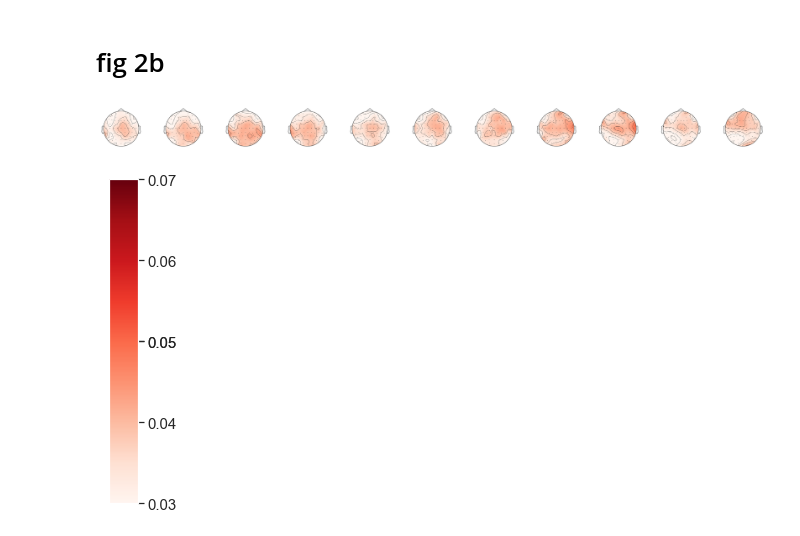
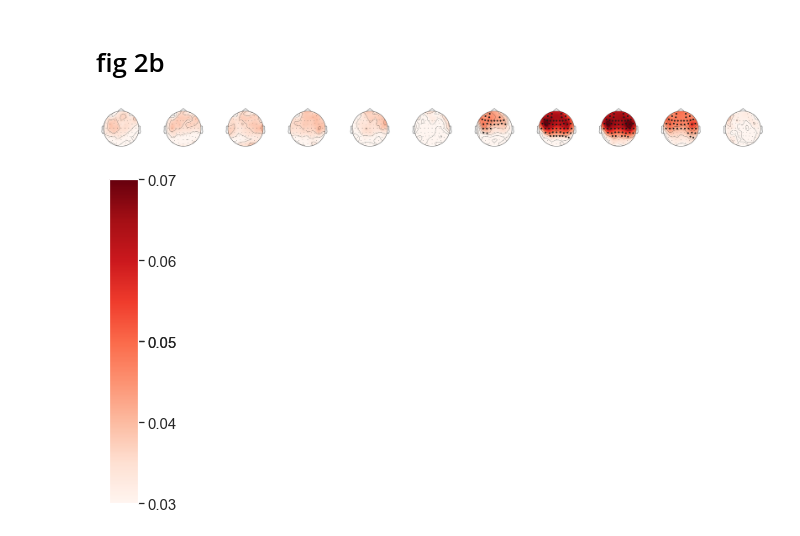
Before and after one commit to sankar-mukherjee/NeuroLip, a Jupyter notebook: final_paper.ipynb, the cells around one changed output. Saved outputs shown, nothing was run; the diff lists cells and outputs as text; code cells hidden in the pictures.

```diff
--- a/final_paper.ipynb
+++ b/final_paper.ipynb
@@ -509,0 +606,15 @@ plt.savefig('fig2a.eps', transparent=True, format='eps', dpi=300)
+# %%
+# only one channel in one dealy
+A=data.reset_index()
+delay = 0
+ch = 'FC5'
+features = ['envelop','lipaparature']
+
+a = A[(A['Condition']=='All')& (A['Delay']==delay)& (A['Feature'].isin(features))]
+
+f, ax = plt.subplots(figsize=(15,5))
+
+sns.set(font_scale=1.5)
+
+_=sns.tsplot(a,time="Freq", unit="Subject",condition="Feature",value=ch)
+_=plt.title('eeg channel '+ ch +' coherence (SE subject) delay '+str(delay))
@@ -509,0 +697,26 @@ plt.savefig('fig2a.eps', transparent=True, format='eps', dpi=300)
+# %%
+#
+x=a.get_values().mean(axis=1)
+x_std=a.get_values().std(axis=1) / np.sqrt(len(x))
+
+y=b.get_values().mean(axis=1)
+y_std=a.get_values().std(axis=1) / np.sqrt(len(y))
+
+f, ax = plt.subplots(figsize=(16,5))
+plt.subplot(1,2,1)
+plt.plot(freq,x)
+plt.fill_between(freq, x - x_std, x + x_std,alpha=0.2)
+plt.xlabel('Frequency')
+ax.xaxis.tick_top()
+ax.xaxis.set_label_position('top')
+plt.xlim([freq[0],freq[-1]])
+plt.title('envelop')
+
+plt.subplot(1,2,2)
+plt.plot(freq,y)
+plt.fill_between(freq, y - y_std, y + y_std,alpha=0.2)
+plt.xlabel('Frequency')
+ax.xaxis.tick_top()
+ax.xaxis.set_label_position('top')
+plt.xlim([freq[0],freq[-1]])
+plt.title('lipaparature')
@@ -550,7 +837,7 @@ sns.set(font_scale=1.5)
 freq_band = [2.5]
 
 features = ['envelop']
-features = ['lipaparature']
+#features = ['lipaparature']
 
 
 
@@ -598,32 +885,32 @@ def draw_heatmap2(*args, **kwargs):
 
 condition1,condition2=get_data_for_clusterpermutation(data,data,features[0],features[0],
                                                       freq_band,condition,delay,subject_name)
 
 A=np.mean(condition1,axis=0)
 
 
 #
 if((freq_band[0]>2.5) & (features[0]=='lipaparature')):
     mask = np.array(np.zeros((59, len(delay))), dtype=bool)
 else:
-    raw_fname = data_path + '/entrainment_python/'+str(freq_band[0])+features[0]+'_mask.mat'
+    raw_fname = data_path + '/entrainment_python_old/'+str(freq_band[0])+features[0]+'_mask.mat'
     mat = scipy.io.loadmat(raw_fname)
     mask = mat['mask']
     mask = np.array(mask, dtype=bool)
 
 
 frame = []
 for d in range(0,len(delay)):
     df = pd.DataFrame({'mask':[mask[:,d]],'Data':[A[d,:]],'Delay':delay[d]})
     frame.append(df)
 df = pd.concat((frame),axis=0)
 
 delay = np.arange(-5,6) / 10
 aa = df.loc[df['Delay'].isin(delay)]
 A = np.vstack(aa['Data'].get_values())
 plot_topo_image3(aa,vmin,vmax,'Delay','Reds')
 
 plt.savefig('fig2b_'+str(freq_band[0])+features[0]+'.eps', transparent=True,
             format='eps', dpi=300)
 # %% [output]
-[figure, old version]
+[figure, new version]
```
Also changed, not shown: parts of 18 cells of this notebook, 16 other files.
